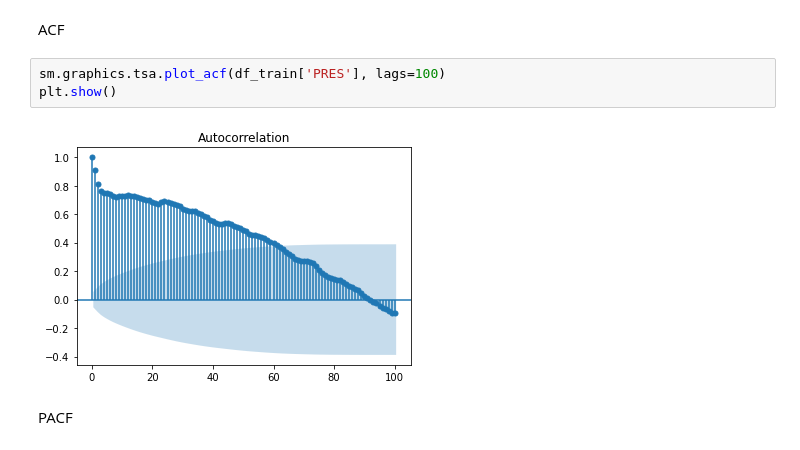
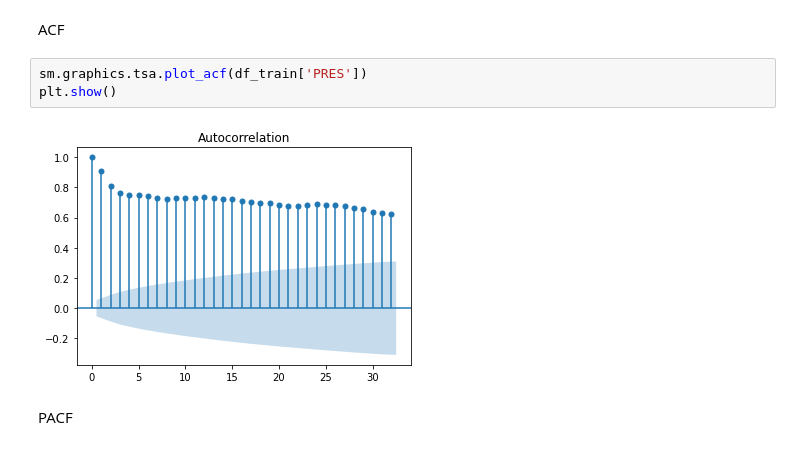
Before and after one commit to tontan2545/Big-Data-and-Artificial-Intelligence, a Jupyter notebook: W5_Time_Series/HW5_PRSA_Data_Tiantan.ipynb, the cells around one changed output. Saved outputs shown, nothing was run; the diff lists cells and outputs as text.

```diff
--- a/W5_Time_Series/HW5_PRSA_Data_Tiantan.ipynb
+++ b/W5_Time_Series/HW5_PRSA_Data_Tiantan.ipynb
@@ -231,10 +231,10 @@ pd.plotting.autocorrelation_plot(df_train['PRES'])
 # %% [markdown]
 ACF
 # %%
-sm.graphics.tsa.plot_acf(df_train['PRES'], lags=100)
+sm.graphics.tsa.plot_acf(df_train['PRES'])
 plt.show()
 # %% [output]
-[figure, old version]
+[figure, new version]
 # %% [markdown]
 PACF
 # %%
```
Also changed, not shown: parts of 1 cell of this notebook.
